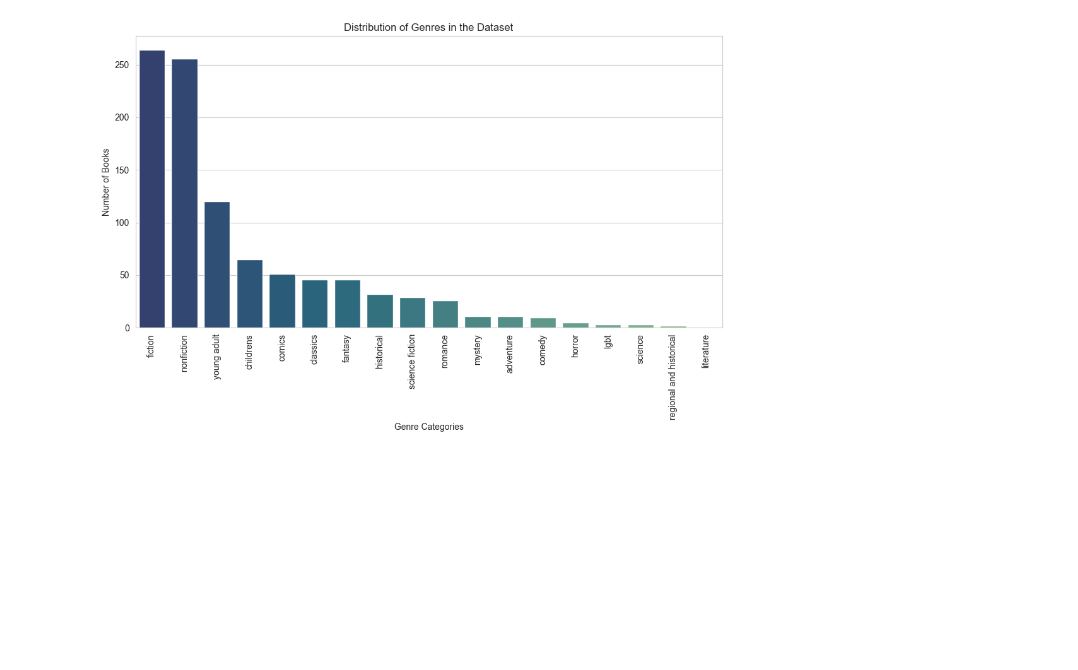
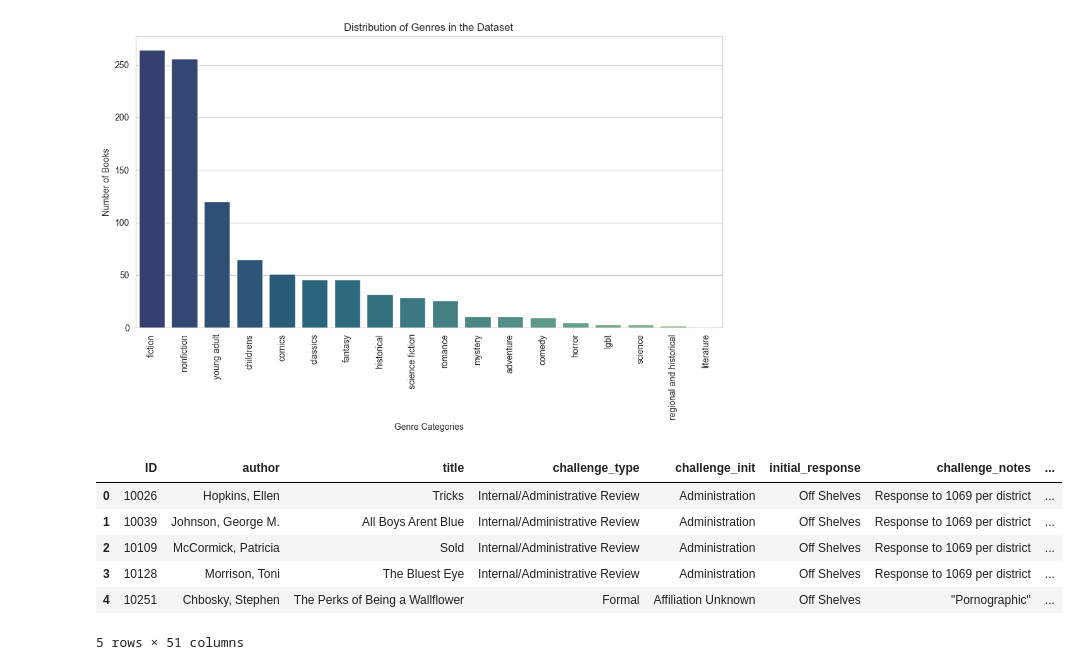
Before and after one commit to grrlofhighart/book_censorship, a Jupyter notebook: Analysis.ipynb, the cells around one changed output. Saved outputs shown, nothing was run; the diff lists cells and outputs as text; code cells hidden in the pictures; blank space fills up the shorter version.

```diff
--- a/Analysis.ipynb
+++ b/Analysis.ipynb
@@ -281,3 +281,18 @@ plt.xticks(rotation=90)
 plt.show()
 # %% [output]
 [figure]
+# %%
+# Import table from sql database as dataframe
+query = 'SELECT * FROM mapped_bans_final'
+mb = pd.read_sql(sql=query, con=conn)
+
+# Preview dataframe
+mb.head()
+# %% [output]
+|  | ID | author | title | challenge_type | challenge_init | initial_response | challenge_notes | ... |
+| 0 | 10026 | Hopkins, Ellen | Tricks | Internal/Administrative Review | Administration | Off Shelves | Response to 1069 per district | ... |
+| 1 | 10039 | Johnson, George M. | All Boys Arent Blue | Internal/Administrative Review | Administration | Off Shelves | Response to 1069 per district | ... |
+| 2 | 10109 | McCormick, Patricia | Sold | Internal/Administrative Review | Administration | Off Shelves | Response to 1069 per district | ... |
+| 3 | 10128 | Morrison, Toni | The Bluest Eye | Internal/Administrative Review | Administration | Off Shelves | Response to 1069 per district | ... |
+| 4 | 10251 | Chbosky, Stephen | The Perks of Being a Wallflower | Formal | Affiliation Unknown | Off Shelves | "Pornographic" | ... |
+5 rows × 51 columns
```
Also changed, not shown: parts of 4 cells of this notebook.
